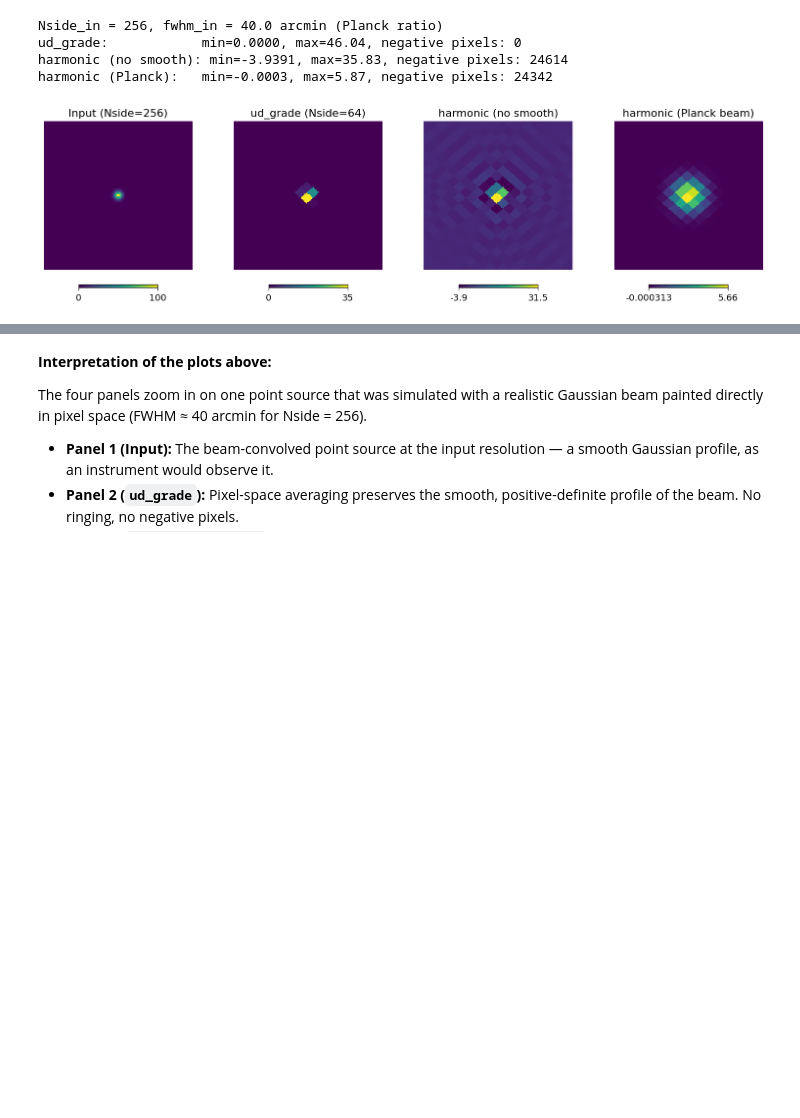
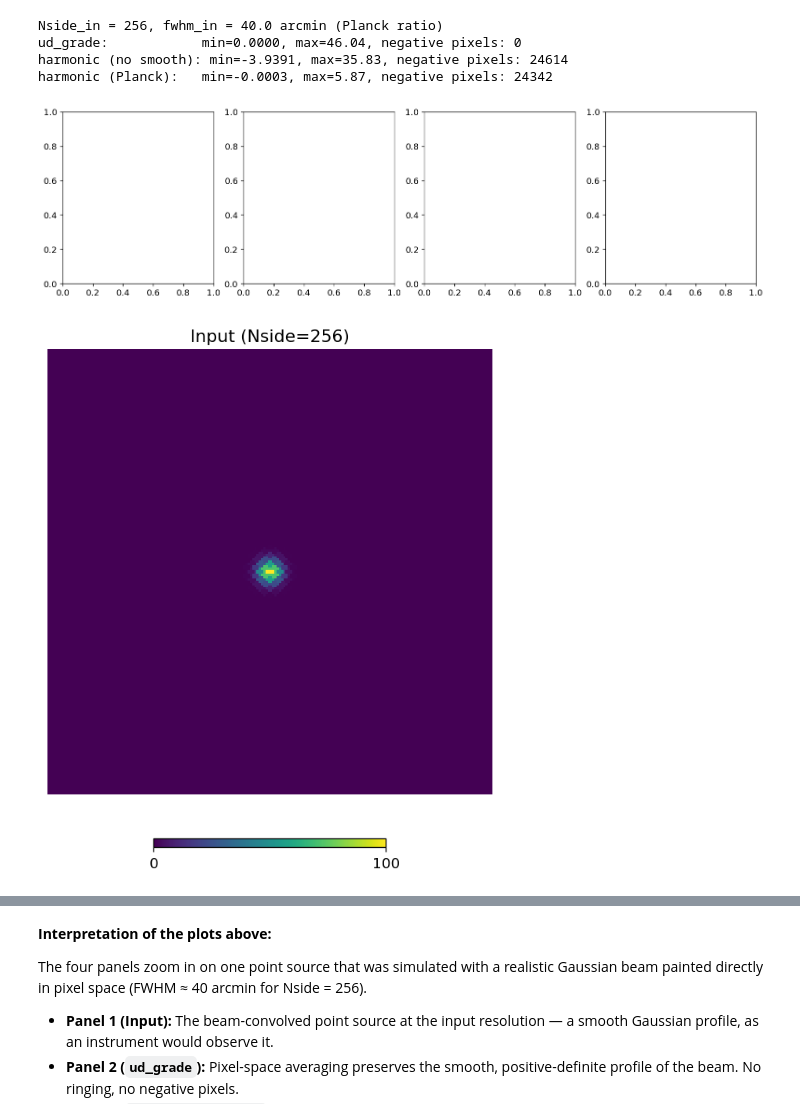
Before and after one commit to zonca/zonca.dev, a Jupyter notebook: posts/2026-05-05-healpy-harmonic-ud-grade.ipynb, the cells around one changed output, grey strips where cells are left out. Saved outputs shown, nothing was run; the diff lists cells and outputs as text; code cells hidden in the pictures; blank space fills up the shorter version.

```diff
--- a/posts/2026-05-05-healpy-harmonic-ud-grade.ipynb
+++ b/posts/2026-05-05-healpy-harmonic-ud-grade.ipynb
@@ -533,26 +529,27 @@ harmonic (Planck):   min=-0.0003, max=5.87, negative pixels: 24342
 # %%
 # Zoom in on one source with gnomview
 theta, phi = hp.pix2ang(nside_in, src_pixels[0])
 rot = (np.degrees(phi), 90 - np.degrees(theta))
 
 fig = plt.figure(figsize=(16, 4))
 
 ax1 = fig.add_subplot(141)
 hp.gnomview(m_pts, rot=rot, reso=5, xsize=200,
-            title=f"Input (Nside={nside_in})", hold=True, notext=True)
+            title=f"Input (Nside={nside_in})", notext=True)
 
 ax2 = fig.add_subplot(142)
 hp.gnomview(m_pts_ud, rot=rot, reso=5, xsize=200,
-            title=f"ud_grade (Nside={nside_out})", hold=True, notext=True)
+            title=f"ud_grade (Nside={nside_out})", notext=True)
 
 ax3 = fig.add_subplot(143)
 hp.gnomview(m_pts_harm_nosmooth, rot=rot, reso=5, xsize=200,
-            title="harmonic (no smooth)", hold=True, notext=True)
+            title="harmonic (no smooth)", notext=True)
 
 ax4 = fig.add_subplot(144)
 hp.gnomview(m_pts_harm_smooth, rot=rot, reso=5, xsize=200,
-            title="harmonic (Planck beam)", hold=True, notext=True)
+            title="harmonic (Planck beam)", notext=True)
 
 plt.show()
 # %% [output]
-[figure, old version]
+[figure, new version]
+[figure, added]
```
Also changed, not shown: parts of 9 cells of this notebook, 1 other file.
